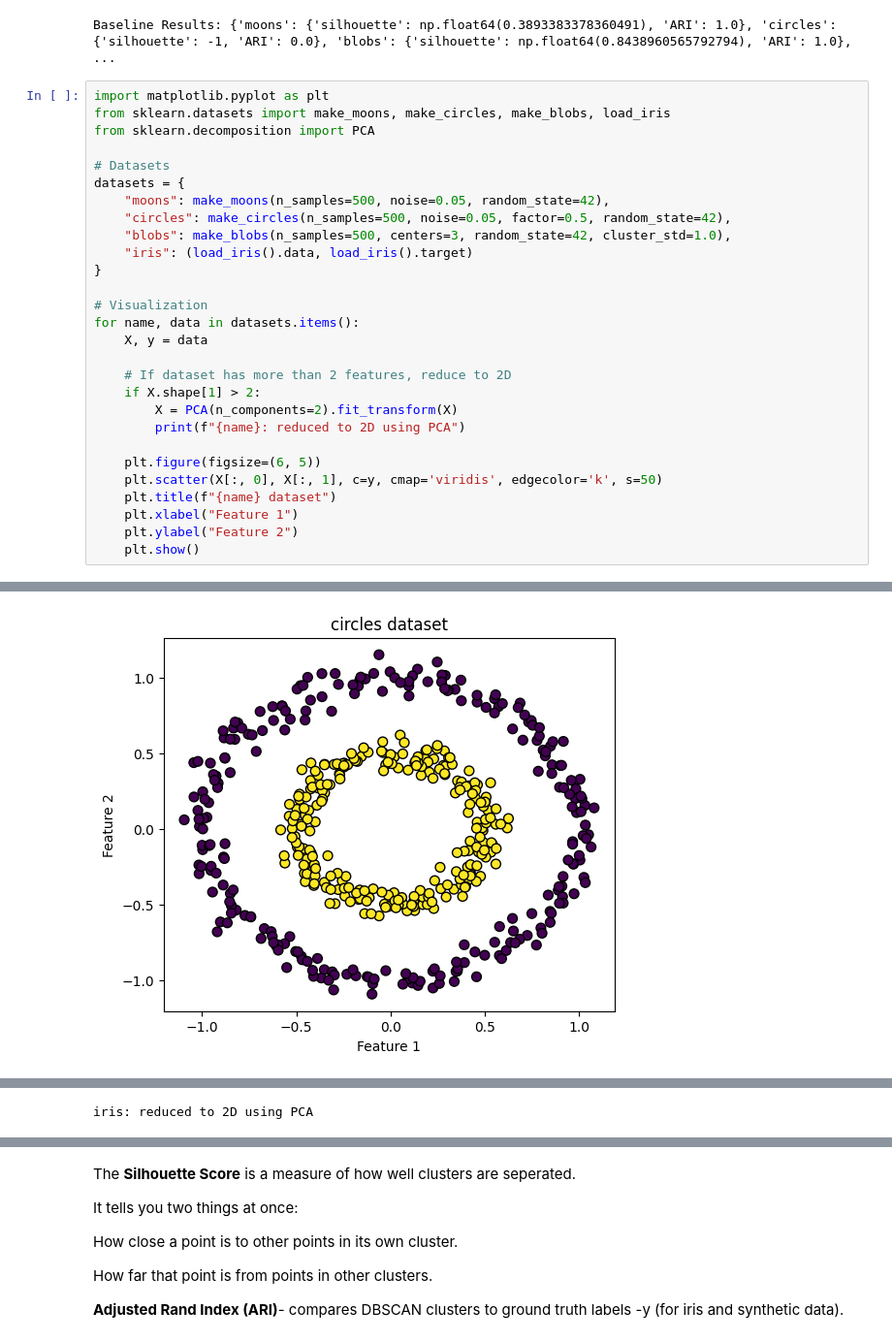
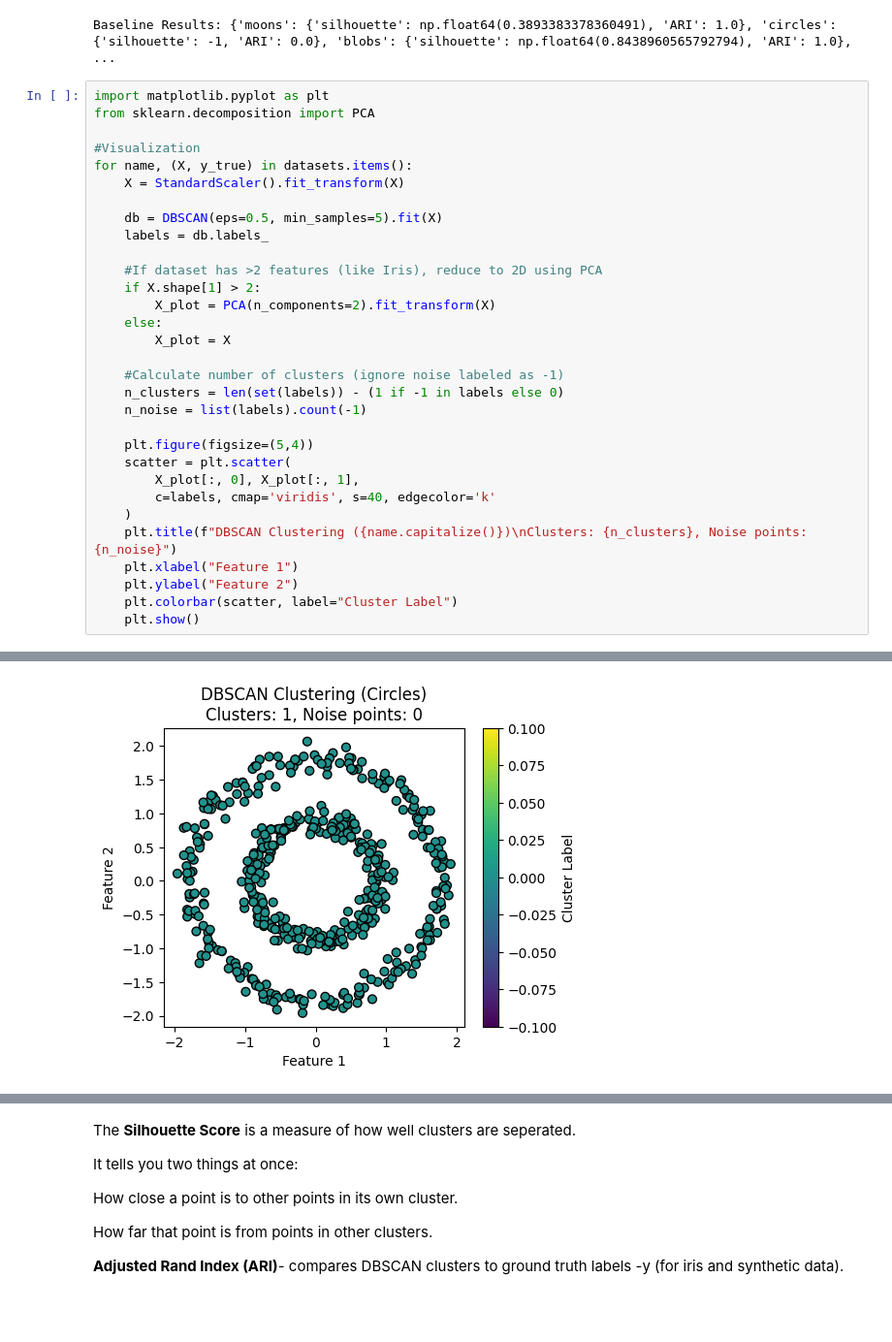
Before and after one commit to Madathanapalleleena/ML_LAB_152, a Jupyter notebook: ML_Assignment2.ipynb, the cells around one changed output, grey strips where cells are left out. Shown at 97% size. Saved outputs shown, nothing was run; the diff lists cells and outputs as text; blank space fills up the shorter version.

Commit message:
Added visualization part also to see the difference of baseline and tuned version of DBSCAN Clustering

```diff
--- a/ML_Assignment2.ipynb
+++ b/ML_Assignment2.ipynb
@@ -39,30 +73,33 @@ print("Baseline Results:",results)
 Baseline Results: {'moons': {'silhouette': np.float64(0.3893383378360491), 'ARI': 1.0}, 'circles': {'silhouette': -1, 'ARI': 0.0}, 'blobs': {'silhouette': np.float64(0.8438960565792794), 'ARI': 1.0},  ...
 # %%
 import matplotlib.pyplot as plt
-from sklearn.datasets import make_moons, make_circles, make_blobs, load_iris
 from sklearn.decomposition import PCA
 
-# Datasets
-datasets = {
-    "moons": make_moons(n_samples=500, noise=0.05, random_state=42),
-    "circles": make_circles(n_samples=500, noise=0.05, factor=0.5, random_state=42),
-    "blobs": make_blobs(n_samples=500, centers=3, random_state=42, cluster_std=1.0),
-    "iris": (load_iris().data, load_iris().target)
-}
+#Visualization
+for name, (X, y_true) in datasets.items():
+    X = StandardScaler().fit_transform(X)
 
-# Visualization
-for name, data in datasets.items():
-    X, y = data
+    db = DBSCAN(eps=0.5, min_samples=5).fit(X)
+    labels = db.labels_
 
-    # If dataset has more than 2 features, reduce to 2D
+    #If dataset has >2 features (like Iris), reduce to 2D using PCA
     if X.shape[1] > 2:
-        X = PCA(n_components=2).fit_transform(X)
-        print(f"{name}: reduced to 2D using PCA")
+        X_plot = PCA(n_components=2).fit_transform(X)
+    else:
+        X_plot = X
 
-    plt.figure(figsize=(6, 5))
-    plt.scatter(X[:, 0], X[:, 1], c=y, cmap='viridis', edgecolor='k', s=50)
-    plt.title(f"{name} dataset")
+    #Calculate number of clusters (ignore noise labeled as -1)
+    n_clusters = len(set(labels)) - (1 if -1 in labels else 0)
+    n_noise = list(labels).count(-1)
+
+    plt.figure(figsize=(5,4))
+    scatter = plt.scatter(
+        X_plot[:, 0], X_plot[:, 1],
+        c=labels, cmap='viridis', s=40, edgecolor='k'
+    )
+    plt.title(f"DBSCAN Clustering ({name.capitalize()})\nClusters: {n_clusters}, Noise points: {n_noise}")
     plt.xlabel("Feature 1")
     plt.ylabel("Feature 2")
+    plt.colorbar(scatter, label="Cluster Label")
     plt.show()
 # %% [output]
@@ -70 +107 @@ for name, data in datasets.items():
-[figure, old version]
+[figure, new version]
@@ -72 +108,0 @@ for name, data in datasets.items():
-iris: reduced to 2D using PCA
```
Also changed, not shown: parts of 6 cells of this notebook.
